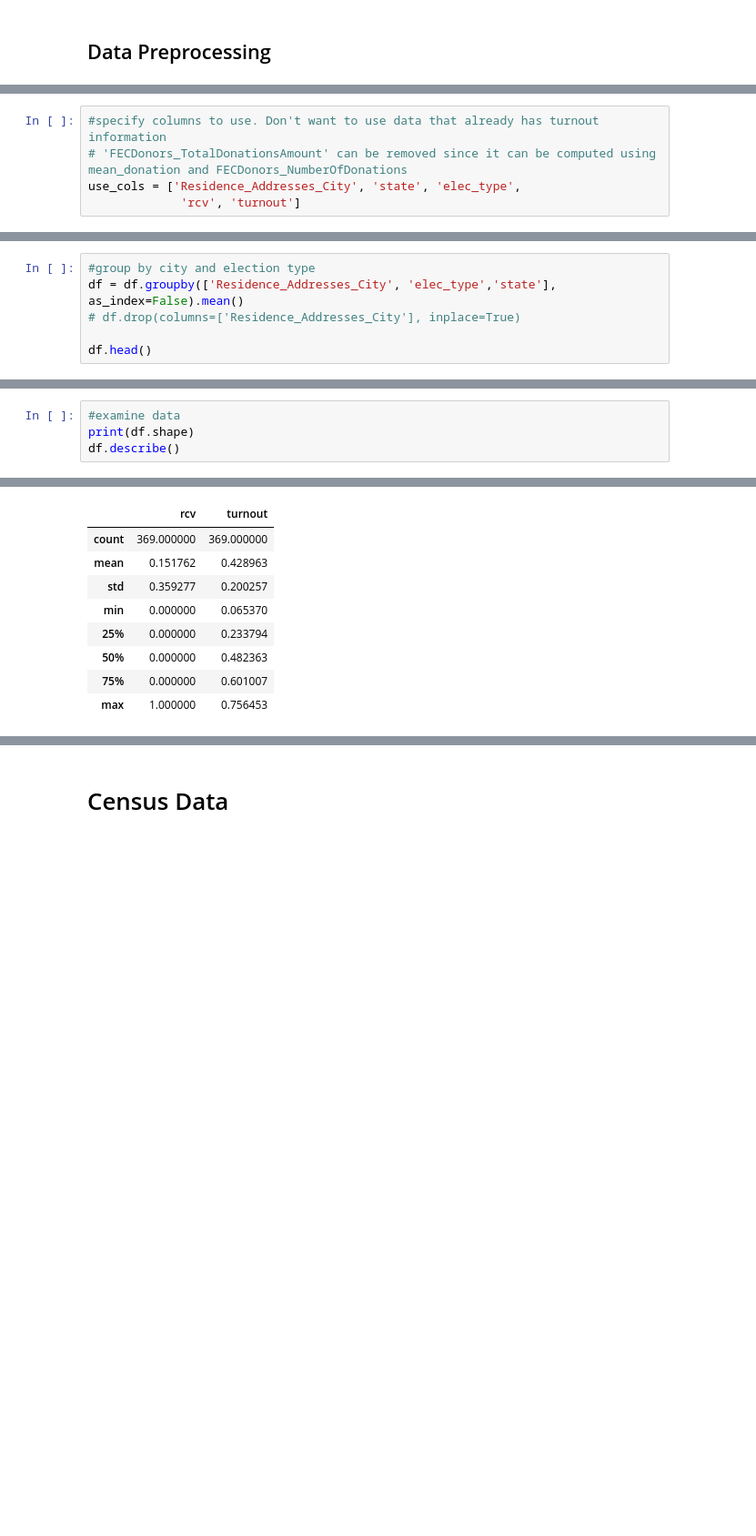
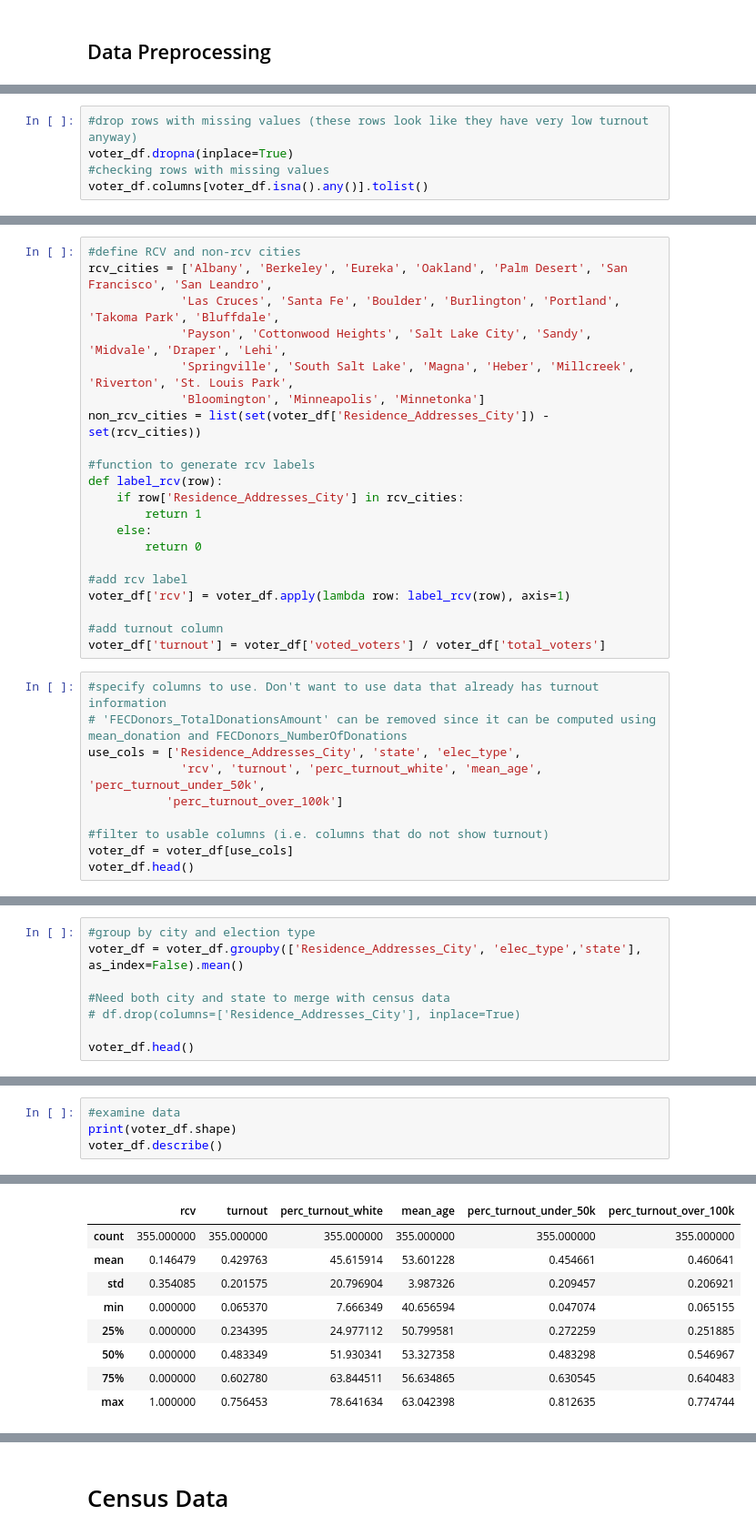
Before and after one commit to jnshzk/capstone, a Jupyter notebook: Census_models.ipynb, the cells around one changed output, grey strips where cells are left out. Shown at 91% size. Cells and saved outputs as stored; diff of their text form; blank space fills up the shorter version.

```diff
--- a/Census_models.ipynb
+++ b/Census_models.ipynb
@@ -74,0 +113,5 @@ array(['Residence_Addresses_City', 'elec_date', 'elec_year', 'elec_type',
+# %%
+#drop rows with missing values (these rows look like they have very low turnout anyway)
+voter_df.dropna(inplace=True)
+#checking rows with missing values
+voter_df.columns[voter_df.isna().any()].tolist()
@@ -75,5 +120,31 @@ array(['Residence_Addresses_City', 'elec_date', 'elec_year', 'elec_type',
+# %%
+#define RCV and non-rcv cities
+rcv_cities = ['Albany', 'Berkeley', 'Eureka', 'Oakland', 'Palm Desert', 'San Francisco', 'San Leandro',
+             'Las Cruces', 'Santa Fe', 'Boulder', 'Burlington', 'Portland', 'Takoma Park', 'Bluffdale',
+             'Payson', 'Cottonwood Heights', 'Salt Lake City', 'Sandy', 'Midvale', 'Draper', 'Lehi',
+             'Springville', 'South Salt Lake', 'Magna', 'Heber', 'Millcreek', 'Riverton', 'St. Louis Park',
+             'Bloomington', 'Minneapolis', 'Minnetonka']
+non_rcv_cities = list(set(voter_df['Residence_Addresses_City']) - set(rcv_cities))
+
+#function to generate rcv labels
+def label_rcv(row):
+    if row['Residence_Addresses_City'] in rcv_cities:
+        return 1
+    else:
+        return 0
+
+#add rcv label
+voter_df['rcv'] = voter_df.apply(lambda row: label_rcv(row), axis=1)
+
+#add turnout column
+voter_df['turnout'] = voter_df['voted_voters'] / voter_df['total_voters']
 # %%
 #specify columns to use. Don't want to use data that already has turnout information
 # 'FECDonors_TotalDonationsAmount' can be removed since it can be computed using mean_donation and FECDonors_NumberOfDonations
 use_cols = ['Residence_Addresses_City', 'state', 'elec_type',
-             'rcv', 'turnout']
+             'rcv', 'turnout', 'perc_turnout_white', 'mean_age', 'perc_turnout_under_50k',
+           'perc_turnout_over_100k']
+
+#filter to usable columns (i.e. columns that do not show turnout)
+voter_df = voter_df[use_cols]
+voter_df.head()
@@ -117,7 +171,9 @@ df.columns[df.isna().any()].tolist()
 # %%
 #group by city and election type
-df = df.groupby(['Residence_Addresses_City', 'elec_type','state'], as_index=False).mean()
+voter_df = voter_df.groupby(['Residence_Addresses_City', 'elec_type','state'], as_index=False).mean()
+
+#Need both city and state to merge with census data
 # df.drop(columns=['Residence_Addresses_City'], inplace=True)
 
-df.head()
+voter_df.head()
 # %% [output]
@@ -130,5 +186,5 @@ df.head()
 # %%
 #examine data
-print(df.shape)
-df.describe()
+print(voter_df.shape)
+voter_df.describe()
 # %% [output]
@@ -136,10 +192,10 @@ df.describe()
-|  | rcv | turnout |
-| count | 369.000000 | 369.000000 |
-| mean | 0.151762 | 0.428963 |
-| std | 0.359277 | 0.200257 |
-| min | 0.000000 | 0.065370 |
-| 25% | 0.000000 | 0.233794 |
-| 50% | 0.000000 | 0.482363 |
-| 75% | 0.000000 | 0.601007 |
-| max | 1.000000 | 0.756453 |
+|  | rcv | turnout | perc_turnout_white | mean_age | perc_turnout_under_50k | perc_turnout_over_100k |
+| count | 355.000000 | 355.000000 | 355.000000 | 355.000000 | 355.000000 | 355.000000 |
+| mean | 0.146479 | 0.429763 | 45.615914 | 53.601228 | 0.454661 | 0.460641 |
+| std | 0.354085 | 0.201575 | 20.796904 | 3.987326 | 0.209457 | 0.206921 |
+| min | 0.000000 | 0.065370 | 7.666349 | 40.656594 | 0.047074 | 0.065155 |
+| 25% | 0.000000 | 0.234395 | 24.977112 | 50.799581 | 0.272259 | 0.251885 |
+| 50% | 0.000000 | 0.483349 | 51.930341 | 53.327358 | 0.483298 | 0.546967 |
+| 75% | 0.000000 | 0.602780 | 63.844511 | 56.634865 | 0.630545 | 0.640483 |
+| max | 1.000000 | 0.756453 | 78.641634 | 63.042398 | 0.812635 | 0.774744 |
 # %%
```
Also changed, not shown: parts of 129 cells of this notebook.
